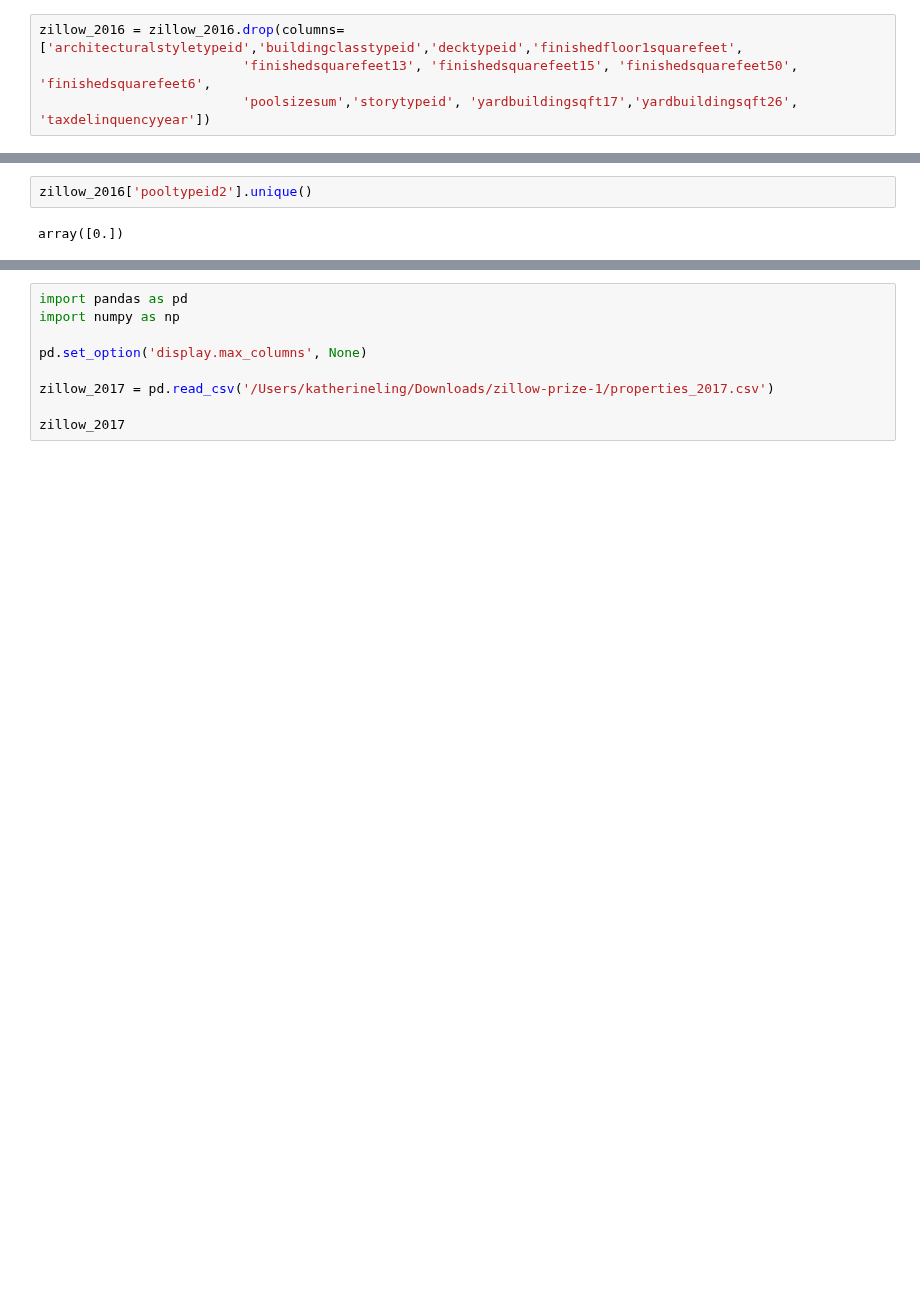
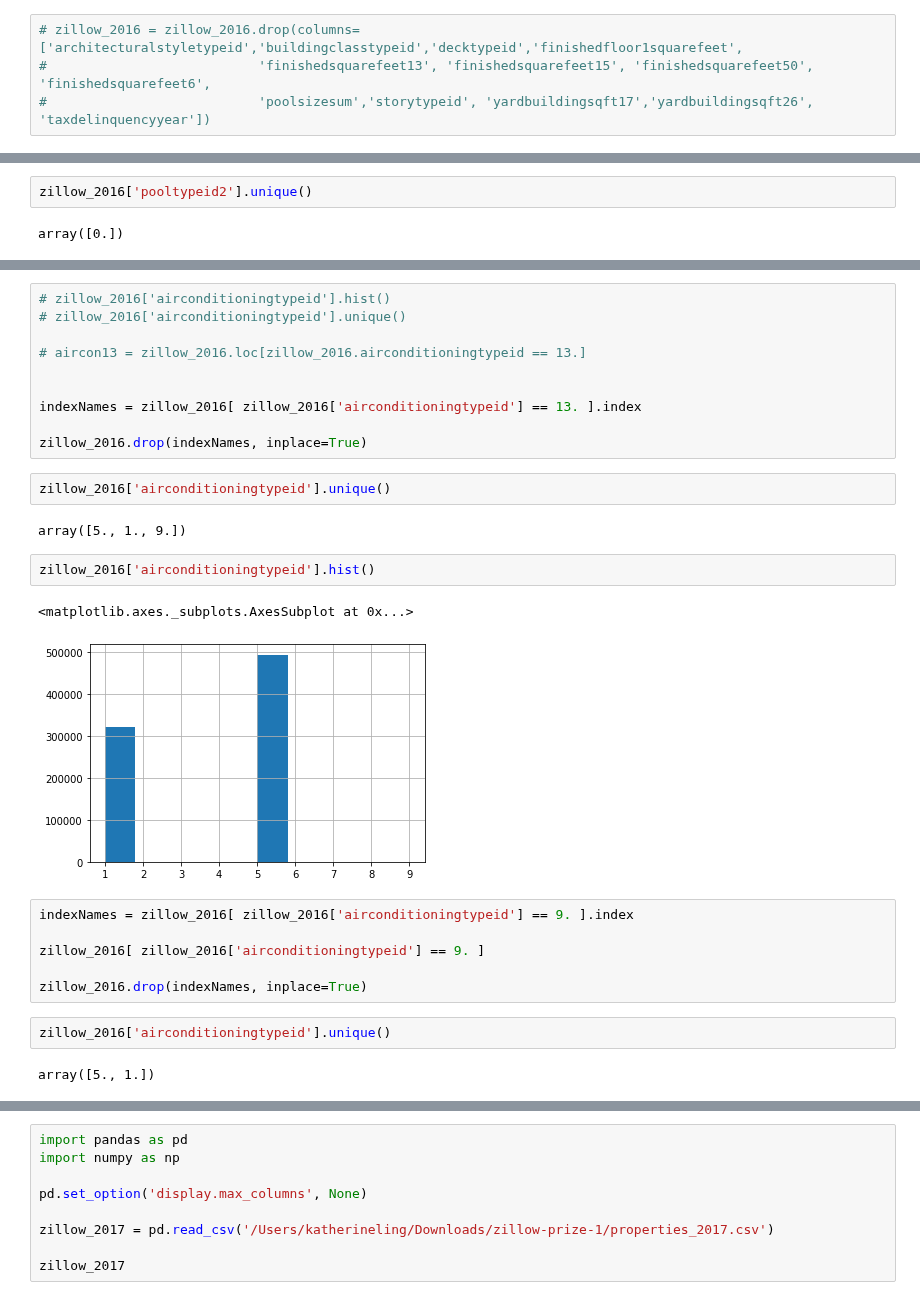
Before and after one commit to haggarw3/daft-miami-1019-labs, a Jupyter notebook: module-3/Final Project.ipynb, the cells around one changed output, grey strips where cells are left out. Saved outputs shown, nothing was run; the diff lists cells and outputs as text; blank space fills up the shorter version.

```diff
--- a/module-3/Final Project.ipynb
+++ b/module-3/Final Project.ipynb
@@ -45,9 +33,9 @@ zillow_2016.loc[zillow_2016.pooltypeid2 == 1.]
 # %%
 # zillow_2016.isna().sum()
 # %%
-zillow_2016 = zillow_2016.drop(columns=['architecturalstyletypeid','buildingclasstypeid','decktypeid','finishedfloor1squarefeet',
-                          'finishedsquarefeet13', 'finishedsquarefeet15', 'finishedsquarefeet50', 'finishedsquarefeet6',
-                          'poolsizesum','storytypeid', 'yardbuildingsqft17','yardbuildingsqft26', 'taxdelinquencyyear'])
+# zillow_2016 = zillow_2016.drop(columns=['architecturalstyletypeid','buildingclasstypeid','decktypeid','finishedfloor1squarefeet',
+#                           'finishedsquarefeet13', 'finishedsquarefeet15', 'finishedsquarefeet50', 'finishedsquarefeet6',
+#                           'poolsizesum','storytypeid', 'yardbuildingsqft17','yardbuildingsqft26', 'taxdelinquencyyear'])
 # %%
 zillow_2016.isna().sum()
 # %% [output]
@@ -191,0 +235,29 @@ array([0.])
+# %%
+# zillow_2016['airconditioningtypeid'].hist()
+# zillow_2016['airconditioningtypeid'].unique()
+
+# aircon13 = zillow_2016.loc[zillow_2016.airconditioningtypeid == 13.]
+
+
+indexNames = zillow_2016[ zillow_2016['airconditioningtypeid'] == 13. ].index
+
+zillow_2016.drop(indexNames, inplace=True)
+# %%
+zillow_2016['airconditioningtypeid'].unique()
+# %% [output]
+array([5., 1., 9.])
+# %%
+zillow_2016['airconditioningtypeid'].hist()
+# %% [output]
+<matplotlib.axes._subplots.AxesSubplot at 0x...>
+[figure, added]
+# %%
+indexNames = zillow_2016[ zillow_2016['airconditioningtypeid'] == 9. ].index
+
+zillow_2016[ zillow_2016['airconditioningtypeid'] == 9. ]
+
+zillow_2016.drop(indexNames, inplace=True)
+# %%
+zillow_2016['airconditioningtypeid'].unique()
+# %% [output]
+array([5., 1.])
```
Also changed, not shown: parts of 49 cells of this notebook.
